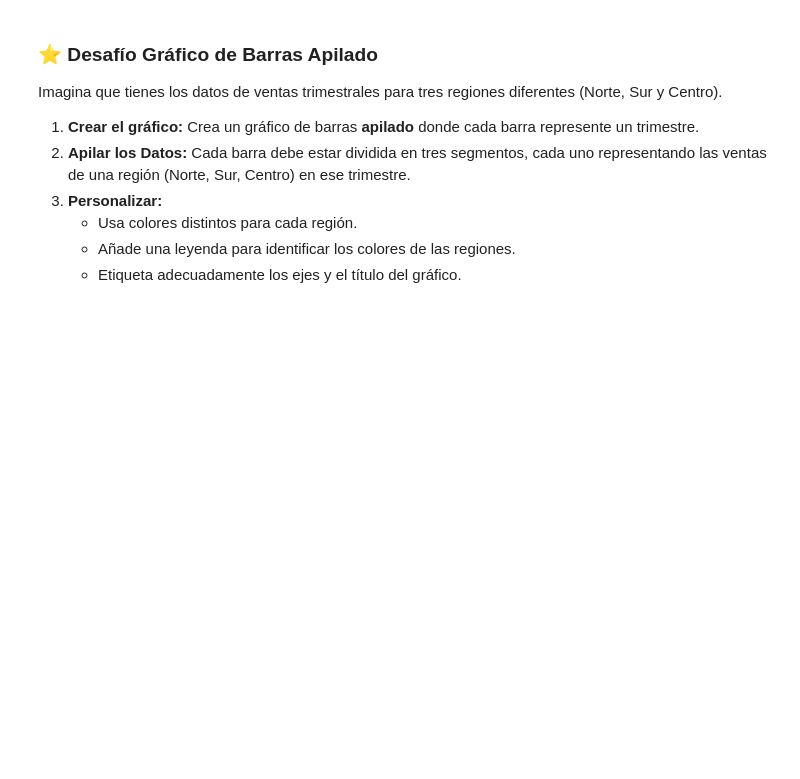
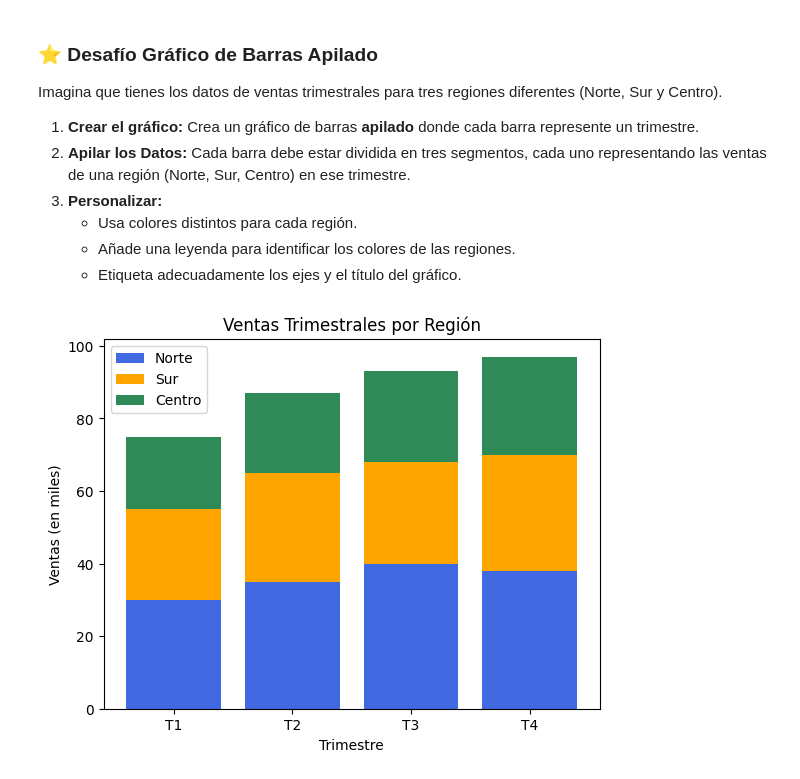
Before and after one commit to xisaach03/Practica_Numpy_1-, a Jupyter notebook: Numpy_Bar_Exercise_Students.ipynb, the cells around one changed output. Saved outputs shown, nothing was run; the diff lists cells and outputs as text; code cells hidden in the pictures; blank space fills up the shorter version.

```diff
--- a/Numpy_Bar_Exercise_Students.ipynb
+++ b/Numpy_Bar_Exercise_Students.ipynb
@@ -70,3 +137,24 @@ Imagina que tienes los datos de ventas trimestrales para tres regiones diferente
     * Usa colores distintos para cada región.
     * Añade una leyenda para identificar los colores de las regiones.
     * Etiqueta adecuadamente los ejes y el título del gráfico.
+# %%
+# Datos de ventas trimestrales para cada región (ejemplo)
+trimestres = ['T1', 'T2', 'T3', 'T4']
+ventas_norte = [30, 35, 40, 38]
+ventas_sur = [25, 30, 28, 32]
+ventas_centro = [20, 22, 25, 27]
+
+# Crear gráfico de barras apilado
+plt.bar(trimestres, ventas_norte, color='royalblue', label='Norte')
+plt.bar(trimestres, ventas_sur, bottom=ventas_norte, color='orange', label='Sur')
+bottom_centro = np.array(ventas_norte) + np.array(ventas_sur)
+plt.bar(trimestres, ventas_centro, bottom=bottom_centro, color='seagreen', label='Centro')
+
+# Etiquetas y título
+plt.title("Ventas Trimestrales por Región")
+plt.xlabel("Trimestre")
+plt.ylabel("Ventas (en miles)")
+plt.legend()
+plt.show()
+# %% [output]
+[figure, added]
```
Also changed, not shown: parts of 3 cells of this notebook.
